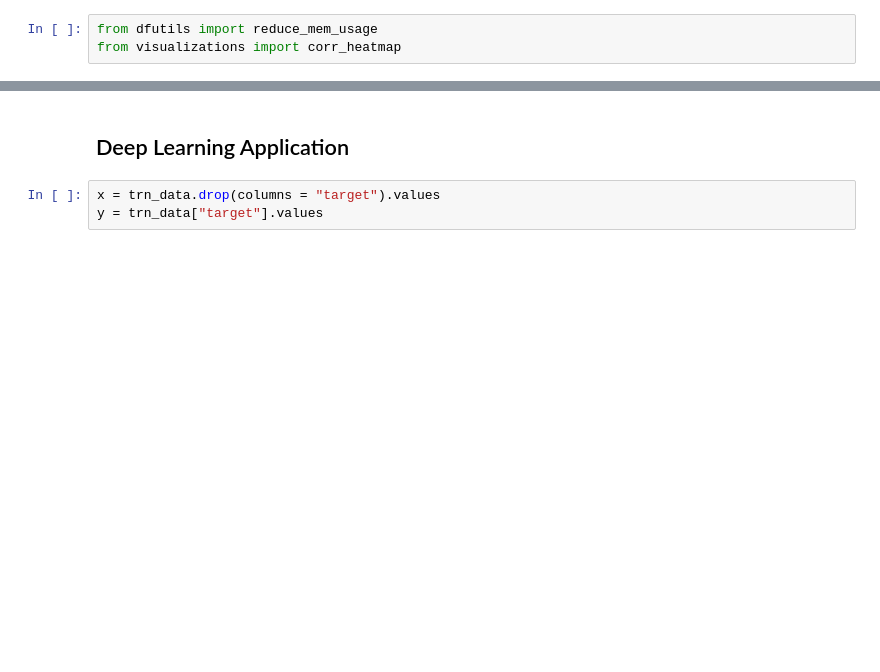
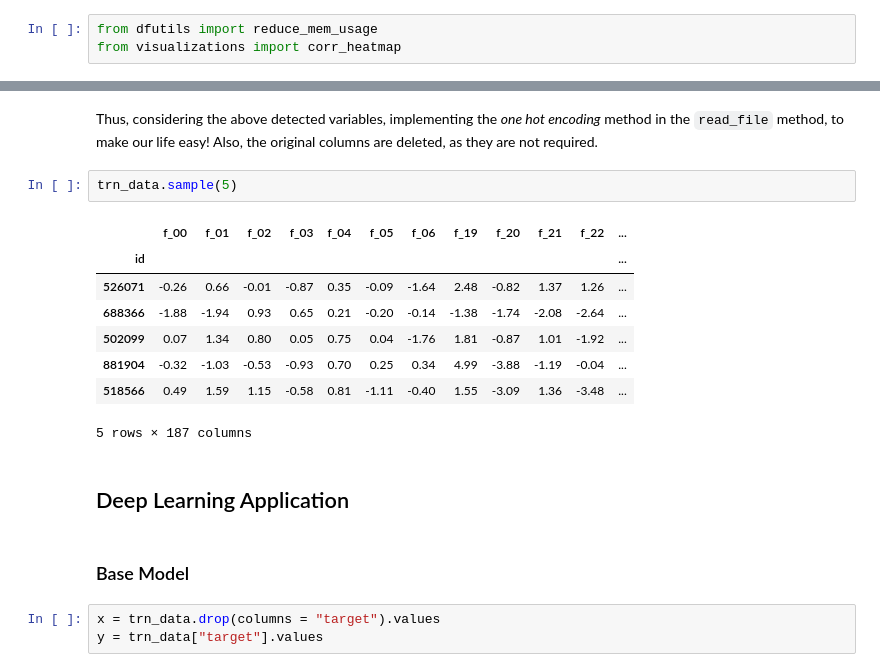
Before and after one commit to ZenithClown/self-development, a Jupyter notebook: notebooks/Tabular Playground Series [TPS] May, 2022.ipynb, the cells around one changed output, grey strips where cells are left out. Saved outputs shown, nothing was run; the diff lists cells and outputs as text; blank space fills up the shorter version.

```diff
--- a/notebooks/Tabular Playground Series [TPS] May, 2022.ipynb
+++ b/notebooks/Tabular Playground Series [TPS] May, 2022.ipynb
@@ -234,5 +313,20 @@ plt.show()
+# %% [markdown]
+Thus, considering the above detected variables, implementing the *one hot encoding* method in the `read_file` method, to make our life easy! Also, the original columns are deleted, as they are not required.
+# %%
+trn_data.sample(5)
+# %% [output]
+|  | f_00 | f_01 | f_02 | f_03 | f_04 | f_05 | f_06 | f_19 | f_20 | f_21 | f_22 | ... |
+| id |  |  |  |  |  |  |  |  |  |  |  | ... |
+| 526071 | -0.26 | 0.66 | -0.01 | -0.87 | 0.35 | -0.09 | -1.64 | 2.48 | -0.82 | 1.37 | 1.26 | ... |
+| 688366 | -1.88 | -1.94 | 0.93 | 0.65 | 0.21 | -0.20 | -0.14 | -1.38 | -1.74 | -2.08 | -2.64 | ... |
+| 502099 | 0.07 | 1.34 | 0.80 | 0.05 | 0.75 | 0.04 | -1.76 | 1.81 | -0.87 | 1.01 | -1.92 | ... |
+| 881904 | -0.32 | -1.03 | -0.53 | -0.93 | 0.70 | 0.25 | 0.34 | 4.99 | -3.88 | -1.19 | -0.04 | ... |
+| 518566 | 0.49 | 1.59 | 1.15 | -0.58 | 0.81 | -1.11 | -0.40 | 1.55 | -3.09 | 1.36 | -3.48 | ... |
+5 rows × 187 columns
 # %% [markdown]
 ## Deep Learning Application
+# %% [markdown]
+### Base Model
 # %%
 x = trn_data.drop(columns = "target").values
 y = trn_data["target"].values
```
Also changed, not shown: parts of 28 cells of this notebook.
